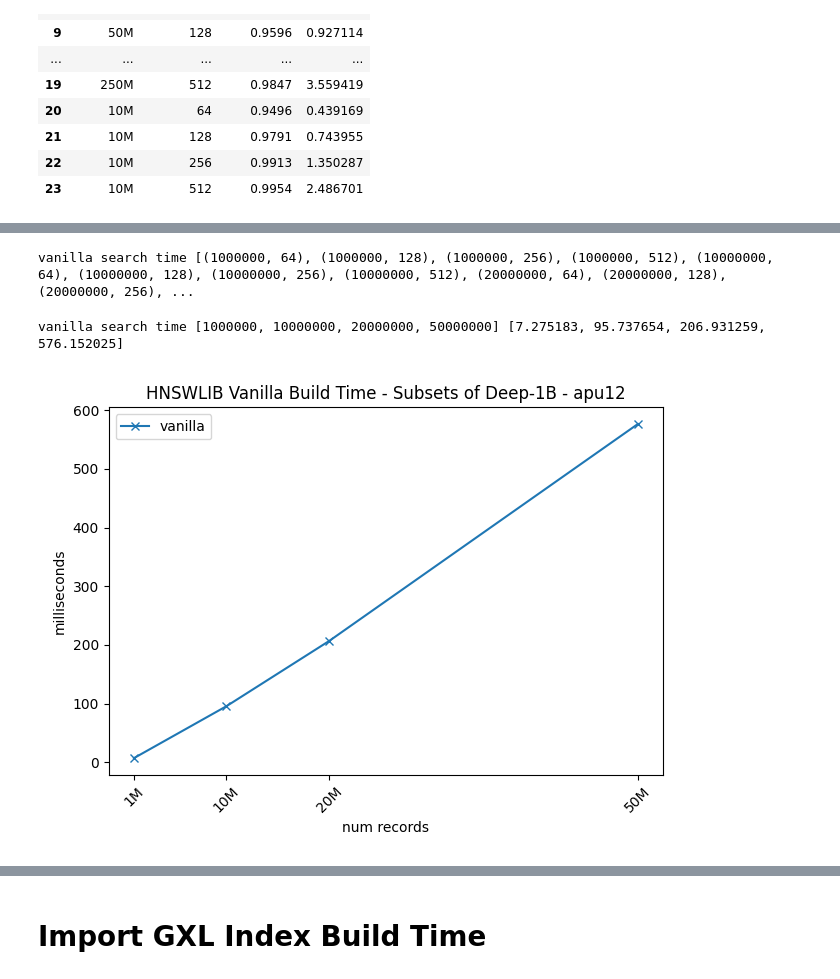
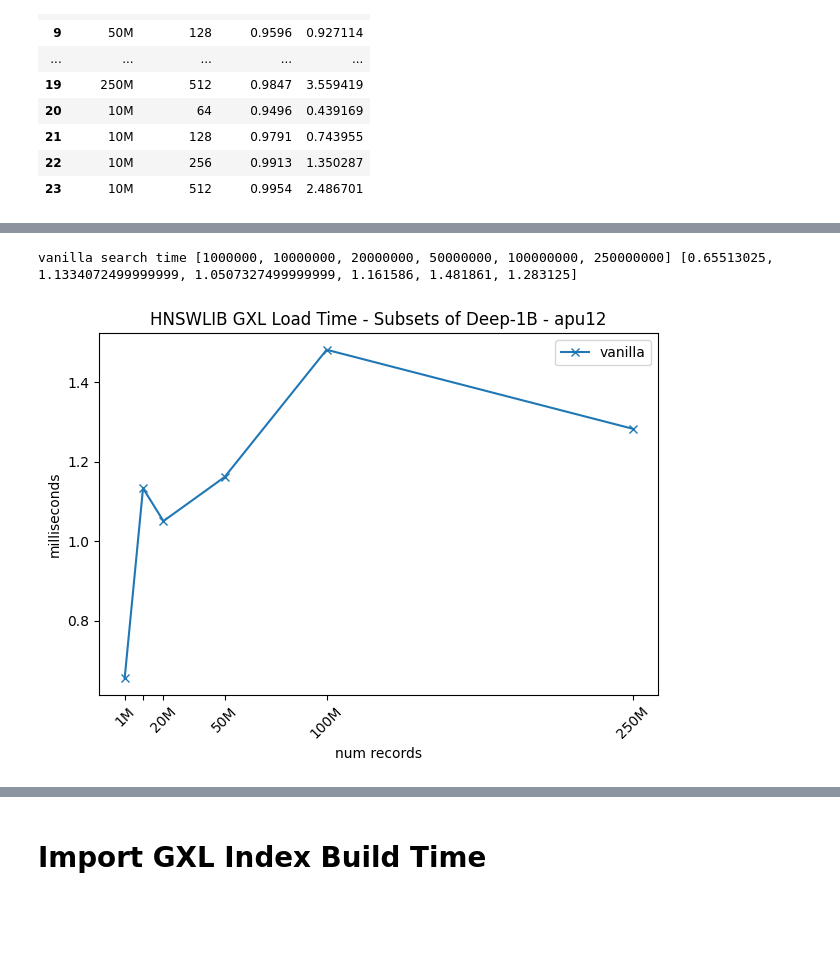
Before and after one commit to iamsabhoho/hnswlib, a Jupyter notebook: gsi/hnswlib_test/analyze.ipynb, the cells around one changed output, grey strips where cells are left out. Saved outputs shown, nothing was run; the diff lists cells and outputs as text; code cells hidden in the pictures; blank space fills up the shorter version.

```diff
--- a/gsi/hnswlib_test/analyze.ipynb
+++ b/gsi/hnswlib_test/analyze.ipynb
@@ -565,7 +524,0 @@ df = df.loc[(df['col2'] == 1) | (df['col2'] == 2)]
-# %%
-df = vanilla_df.loc[(vanilla_df['numrecs'] == 1000000) | (vanilla_df['numrecs'] == 10000000)]
-
-avg_search_walltime = \
-    df[df['operation'] == 'search'].groupby( [ 'numrecs' ] ) ['walltime'].mean()
-
-avg_search_walltime
@@ -577,7 +524,0 @@ Name: walltime, dtype: float64
-# %%
-df = vanilla_df.loc[(vanilla_df['numrecs'] == 1000000)]
-
-avg_search_walltime = \
-    df[df['operation'] == 'search'].groupby( [ 'numrecs', 'ef_search' ] )
-
-df.groupby(['ef_search'])['walltime'].mean()
@@ -592,8 +524,0 @@ Name: walltime, dtype: float64
-# %%
-df = vanilla_df.loc[(vanilla_df['numrecs'] == 1000000) | (vanilla_df['numrecs'] == 10000000) | (vanilla_df['numrecs'] == 20000000) | (vanilla_df['numrecs'] == 50000000)]
-
-avg_search_walltime = \
-    df[df['operation'] == 'search'].groupby( [ 'numrecs', 'ef_search' ] ) ['walltime'].mean()
-
-avg_search_walltime.unstack().plot()
-#plt.xticks([0, 1, 2, 3], ['1M', '10M', '20M', '50M'], rotation = 45)
@@ -603,52 +525,38 @@ avg_search_walltime.unstack().plot()
-# %%
-# get the plot points for import time
-xs = []
-ys = []
-for idx in avg_search_walltime.index:
-    x = idx
-    xs.append(x)
-    y = avg_search_walltime[idx] # milliseconds
-    ys.append(y)
-print("vanilla search time", xs, ys)
-# %% [output]
-vanilla search time [(1000000, 64), (1000000, 128), (1000000, 256), (1000000, 512), (10000000, 64), (10000000, 128), (10000000, 256), (10000000, 512), (20000000, 64), (20000000, 128), (20000000, 256), ...
 # %%
 # Plot walltime
 
 # compute average search walltime via groupby
-df = vanilla_df.loc[(vanilla_df['numrecs'] == 1000000) | (vanilla_df['numrecs'] == 10000000) | (vanilla_df['numrecs'] == 20000000) | (vanilla_df['numrecs'] == 50000000)]
-
-avg_search_walltime = \
-    df[df['operation'] == 'build'].groupby( [ 'numrecs' ] ) ['walltime'].mean()
+avg_search_wall_time = \
+    gxl_df[gxl_df['operation'] == 'load'].groupby( [ 'numrecs' ] ) ['walltime'].mean()
 
 # get the plot points for import time
 xs = []
 ys = []
 for idx in avg_search_walltime.index:
     x = idx
     xs.append(x)
     y = avg_search_walltime[idx] # milliseconds
     ys.append(y)
 print("vanilla search time", xs, ys)
 
 # plot the lines and label the plot
 fig, ax = plt.subplots()
 
 #
 # only show the wall time lines
 #
 ax.plot(xs, ys, marker='x', label='vanilla')
 ax.set_ylabel('milliseconds')
 ax.set_xlabel('num records')
 ax.set_xticks(xs)
 
 # don't show all xticks near the start since they bunch up
-ax.set_xticklabels(['1M', '10M', '20M', '50M'], rotation = 45)
+ax.set_xticklabels(['1M', '', '20M', '50M', '100M', '250M'], rotation = 45)
 
-ax.set_title("HNSWLIB Vanilla Build Time - Subsets of Deep-1B - apu12")
+ax.set_title("HNSWLIB GXL Load Time - Subsets of Deep-1B - apu12")
 ax.legend(loc='best')
 fig.tight_layout()
-fig.savefig("results/vis/vanilla_hnswlib_build_walltime.png")
+fig.savefig("results/vis/gxl_load_walltime.png")
 # %% [output]
-vanilla search time [1000000, 10000000, 20000000, 50000000] [7.275183, 95.737654, 206.931259, 576.152025]
+vanilla search time [1000000, 10000000, 20000000, 50000000, 100000000, 250000000] [0.65513025, 1.1334072499999999, 1.0507327499999999, 1.161586, 1.481861, 1.283125]
-[figure, old version]
+[figure, new version]
```
Also changed, not shown: parts of 28 cells of this notebook.
